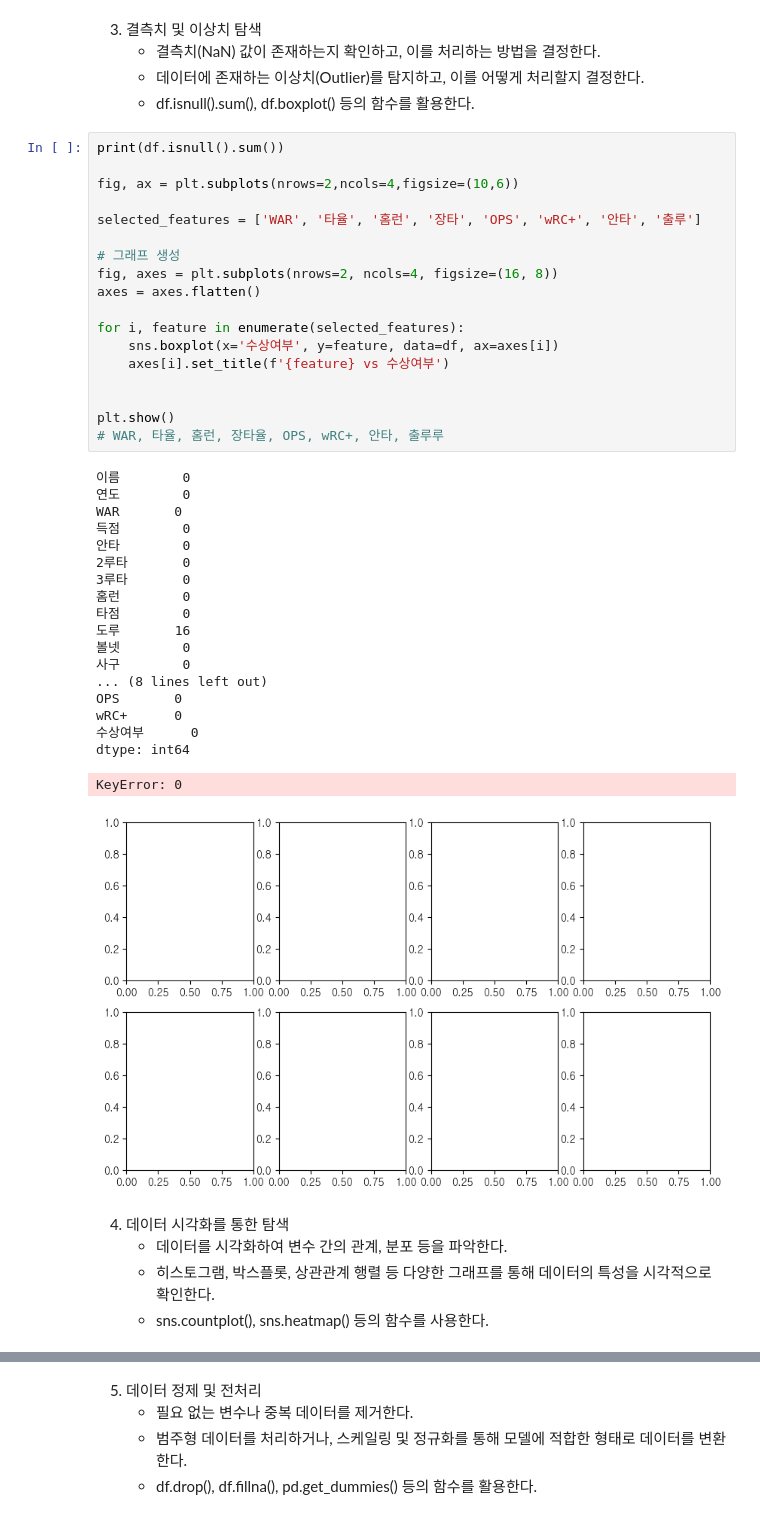
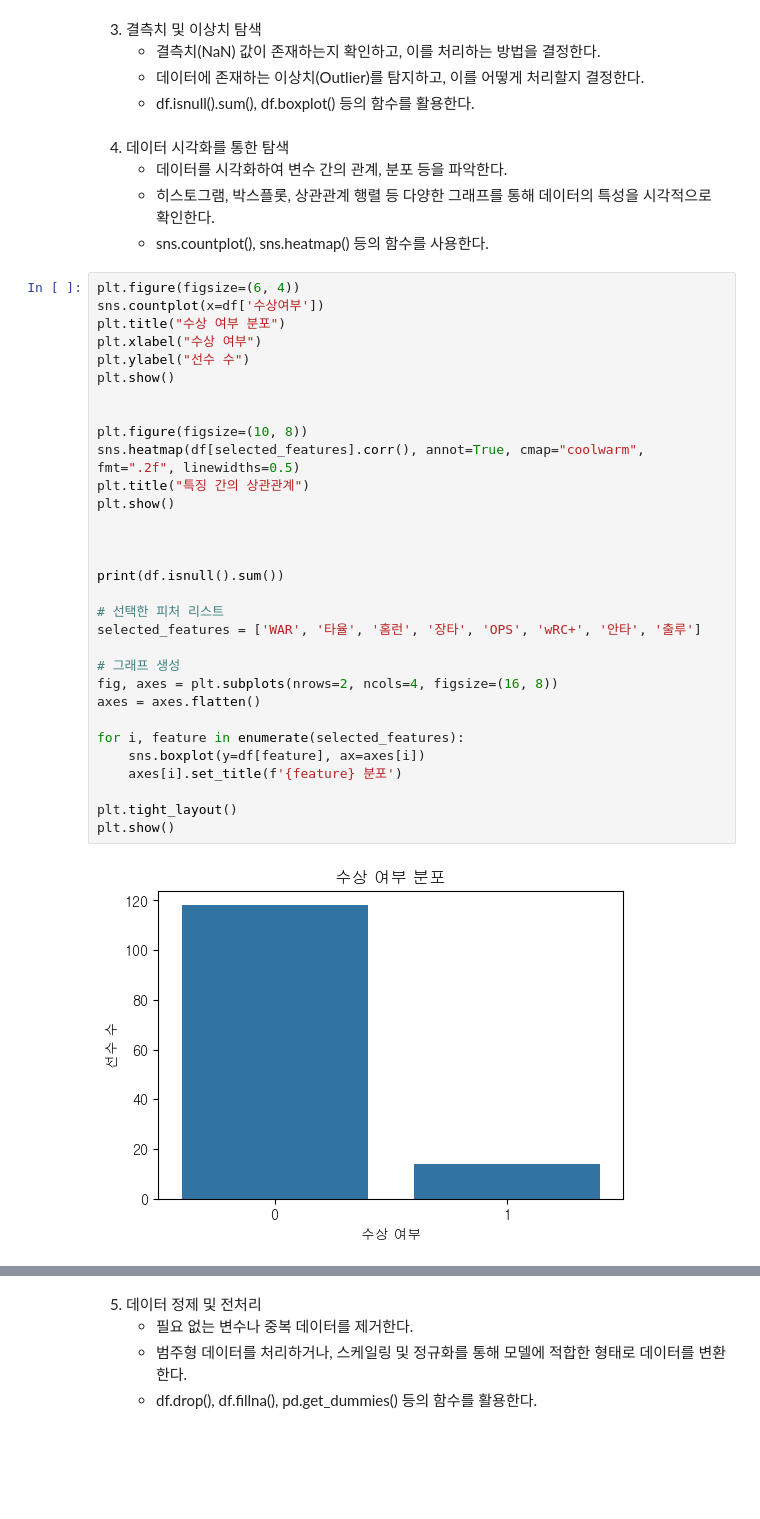
Before and after one commit to encore-SKN11/EDA-1Team, a Jupyter notebook: project.ipynb, the cells around one changed output, grey strips where cells are left out. Drawn from its saved outputs; the diff is of its cells as text; blank space fills up the shorter version.

```diff
--- a/project.ipynb
+++ b/project.ipynb
@@ -66,46 +66,41 @@ max      0.720000    1.198000  207.300000    1.000000
     - 결측치(NaN) 값이 존재하는지 확인하고, 이를 처리하는 방법을 결정한다.
     - 데이터에 존재하는 이상치(Outlier)를 탐지하고, 이를 어떻게 처리할지 결정한다.
     - df.isnull().sum(), df.boxplot() 등의 함수를 활용한다.
-# %%
-print(df.isnull().sum())
-
-fig, ax = plt.subplots(nrows=2,ncols=4,figsize=(10,6))
-
-selected_features = ['WAR', '타율', '홈런', '장타', 'OPS', 'wRC+', '안타', '출루']
-
-# 그래프 생성
-fig, axes = plt.subplots(nrows=2, ncols=4, figsize=(16, 8))
-axes = axes.flatten()
-
-for i, feature in enumerate(selected_features):
-    sns.boxplot(x='수상여부', y=feature, data=df, ax=axes[i])
-    axes[i].set_title(f'{feature} vs 수상여부')
-
-
-plt.show()
-# WAR, 타율, 홈런, 장타율, OPS, wRC+, 안타, 출루루
-# %% [output]
-이름        0
-연도        0
-WAR       0
-득점        0
-안타        0
-2루타       0
-3루타       0
-홈런        0
-타점        0
-도루       16
-볼넷        0
-사구        0
-... (8 lines left out)
-OPS       0
-wRC+      0
-수상여부      0
-dtype: int64
-KeyError: 0
-[figure, removed]
 # %% [markdown]
 4. 데이터 시각화를 통한 탐색
     - 데이터를 시각화하여 변수 간의 관계, 분포 등을 파악한다.
     - 히스토그램, 박스플롯, 상관관계 행렬 등 다양한 그래프를 통해 데이터의 특성을 시각적으로 확인한다.
     - sns.countplot(), sns.heatmap() 등의 함수를 사용한다.
+# %%
+plt.figure(figsize=(6, 4))
+sns.countplot(x=df['수상여부'])
+plt.title("수상 여부 분포")
+plt.xlabel("수상 여부")
+plt.ylabel("선수 수")
+plt.show()
+
+
+plt.figure(figsize=(10, 8))
+sns.heatmap(df[selected_features].corr(), annot=True, cmap="coolwarm", fmt=".2f", linewidths=0.5)
+plt.title("특징 간의 상관관계")
+plt.show()
+
+
+
+print(df.isnull().sum())
+
+# 선택한 피처 리스트
+selected_features = ['WAR', '타율', '홈런', '장타', 'OPS', 'wRC+', '안타', '출루']
+
+# 그래프 생성
+fig, axes = plt.subplots(nrows=2, ncols=4, figsize=(16, 8))
+axes = axes.flatten()
+
+for i, feature in enumerate(selected_features):
+    sns.boxplot(y=df[feature], ax=axes[i])
+    axes[i].set_title(f'{feature} 분포')
+
+plt.tight_layout()
+plt.show()
+# %% [output]
+[figure, added]
```
Also changed, not shown: parts of 3 cells of this notebook.
